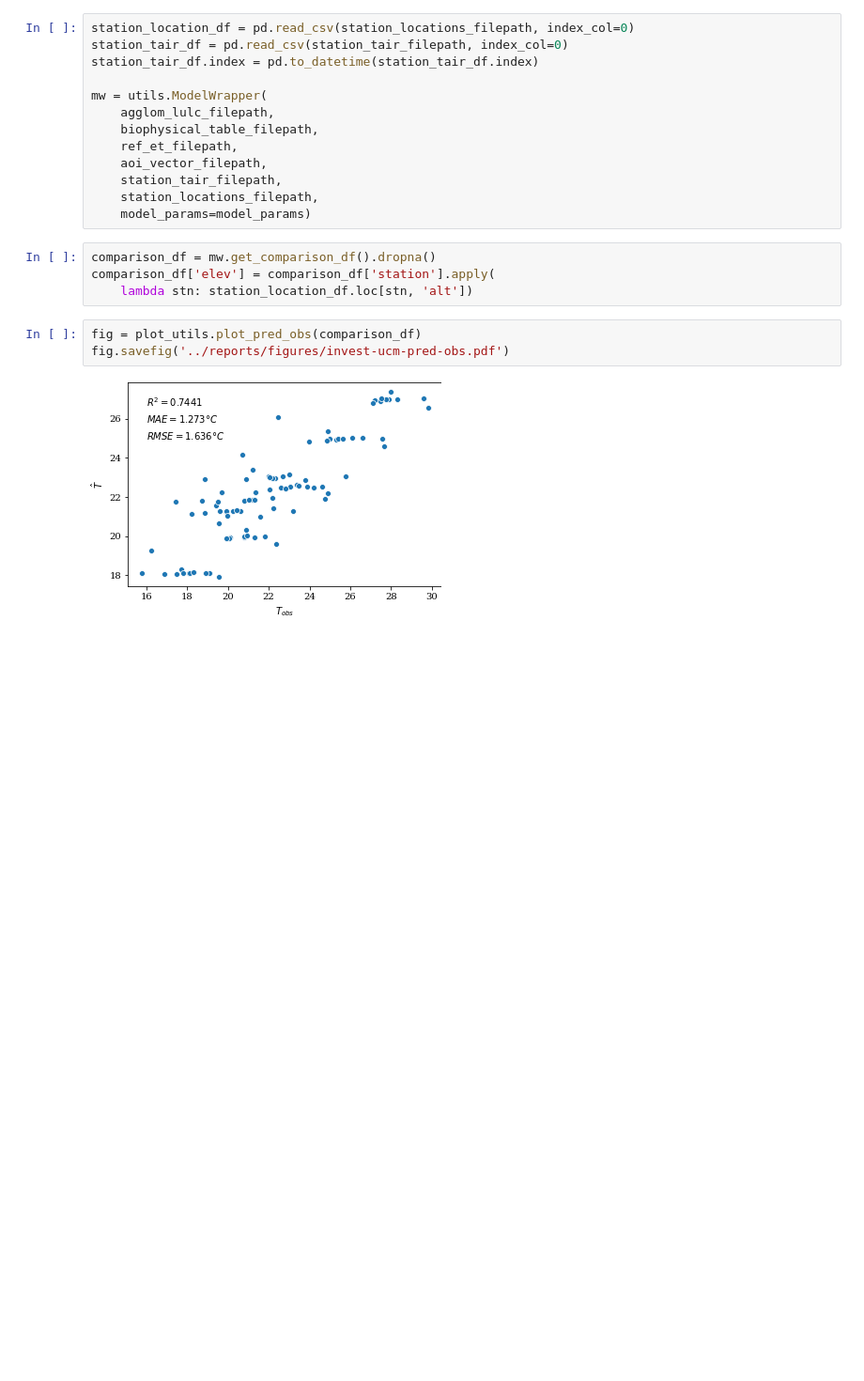
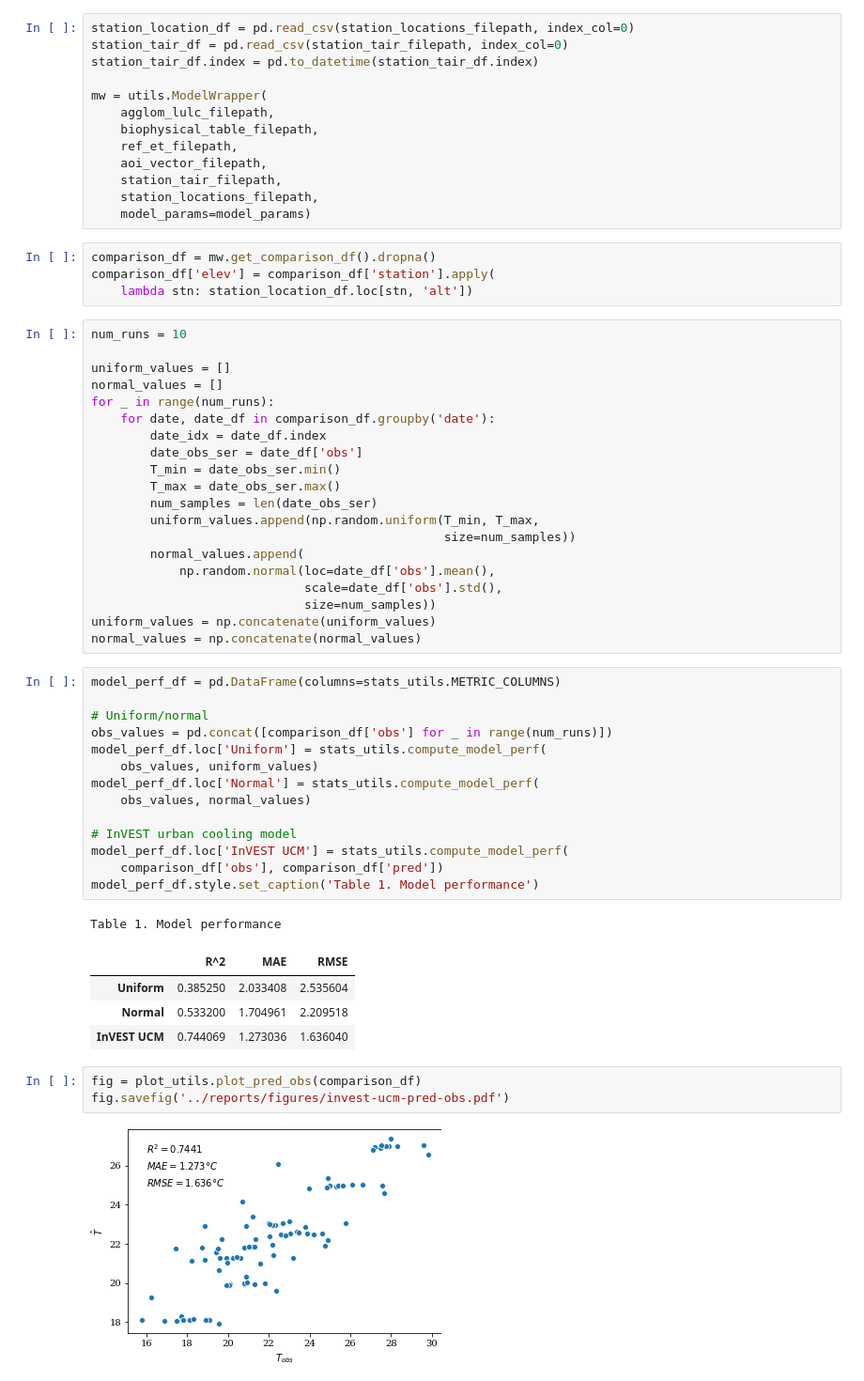
Before and after one commit to martibosch/lausanne-heat-islands, a Jupyter notebook: notebooks/invest-urban-cooling-model.ipynb, the cells around one changed output. Shown at 94% size. Drawn from its saved outputs; the diff is of its cells as text; blank space fills up the shorter version.

Commit message:
DRY: stats_utils.py; uniform/normal comparison in InVEST UCM

```diff
--- a/notebooks/invest-urban-cooling-model.ipynb
+++ b/notebooks/invest-urban-cooling-model.ipynb
@@ -69,6 +65,46 @@ mw = utils.ModelWrapper(
 comparison_df = mw.get_comparison_df().dropna()
 comparison_df['elev'] = comparison_df['station'].apply(
     lambda stn: station_location_df.loc[stn, 'alt'])
+# %%
+num_runs = 10
+
+uniform_values = []
+normal_values = []
+for _ in range(num_runs):
+    for date, date_df in comparison_df.groupby('date'):
+        date_idx = date_df.index
+        date_obs_ser = date_df['obs']
+        T_min = date_obs_ser.min()
+        T_max = date_obs_ser.max()
+        num_samples = len(date_obs_ser)
+        uniform_values.append(np.random.uniform(T_min, T_max,
+                                                size=num_samples))
+        normal_values.append(
+            np.random.normal(loc=date_df['obs'].mean(),
+                             scale=date_df['obs'].std(),
+                             size=num_samples))
+uniform_values = np.concatenate(uniform_values)
+normal_values = np.concatenate(normal_values)
+# %%
+model_perf_df = pd.DataFrame(columns=stats_utils.METRIC_COLUMNS)
+
+# Uniform/normal
+obs_values = pd.concat([comparison_df['obs'] for _ in range(num_runs)])
+model_perf_df.loc['Uniform'] = stats_utils.compute_model_perf(
+    obs_values, uniform_values)
+model_perf_df.loc['Normal'] = stats_utils.compute_model_perf(
+    obs_values, normal_values)
+
+# InVEST urban cooling model
+model_perf_df.loc['InVEST UCM'] = stats_utils.compute_model_perf(
+    comparison_df['obs'], comparison_df['pred'])
+model_perf_df.style.set_caption('Table 1. Model performance')
+# %% [output]
+Table 1. Model performance
+|  | R^2 | MAE | RMSE |
+| Uniform | 0.385250 | 2.033408 | 2.535604 |
+| Normal | 0.533200 | 1.704961 | 2.209518 |
+| InVEST UCM | 0.744069 | 1.273036 | 1.636040 |
 # %%
 fig = plot_utils.plot_pred_obs(comparison_df)
 fig.savefig('../reports/figures/invest-ucm-pred-obs.pdf')
```
Also changed, not shown: parts of 3 cells of this notebook, 2 other files.
